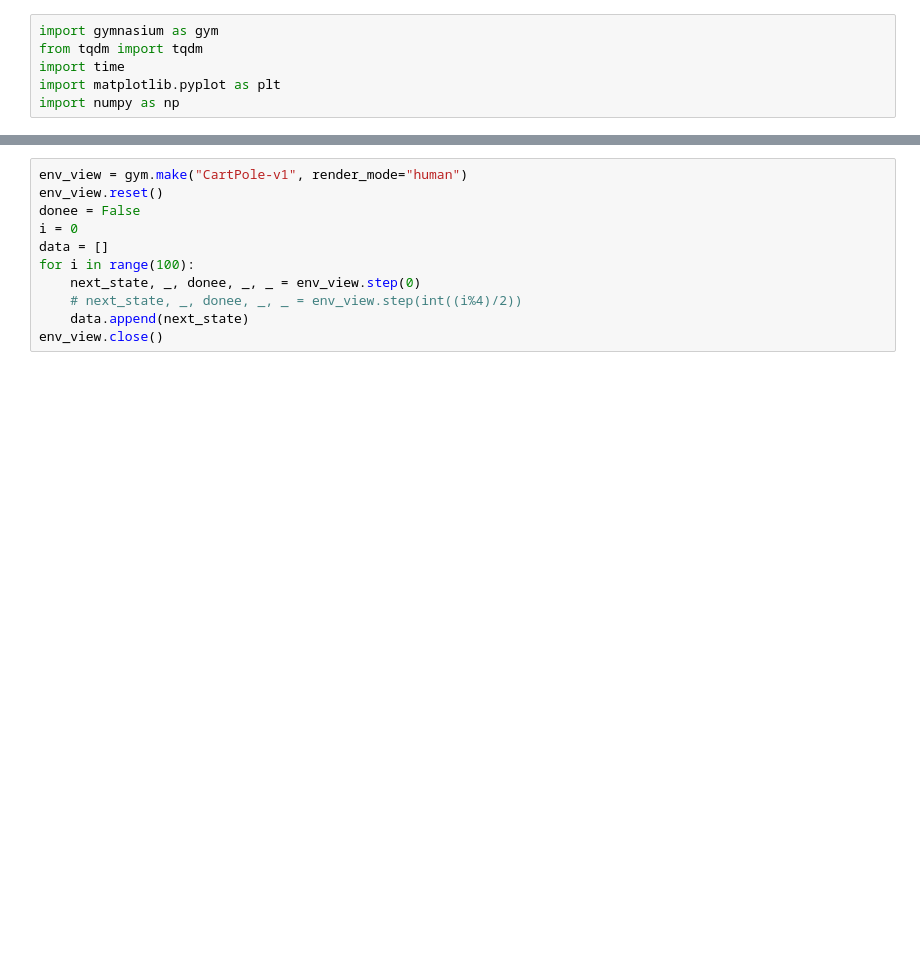
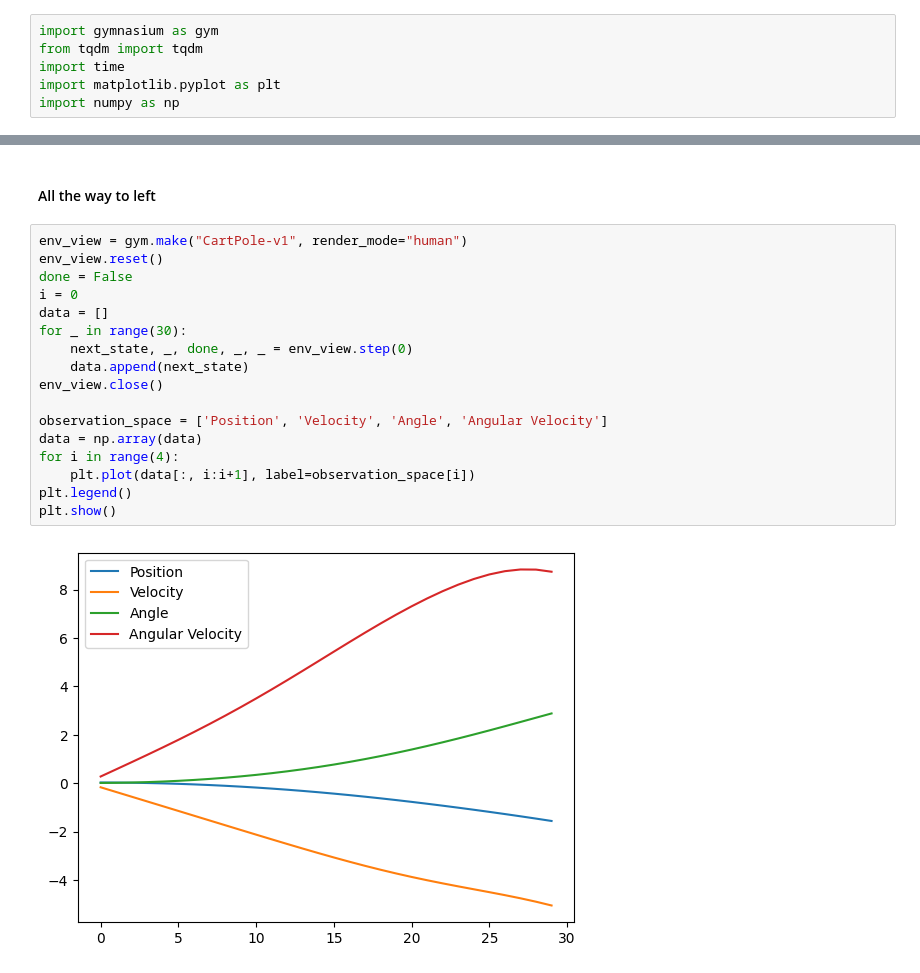
Before and after one commit to richard98hess444/rl-tutorial, a Jupyter notebook: cartpole/pid_control.ipynb, the cells around one changed output, grey strips where cells are left out. Cells and saved outputs as stored; diff of their text form; blank space fills up the shorter version.

```diff
--- a/cartpole/pid_control.ipynb
+++ b/cartpole/pid_control.ipynb
@@ -24,11 +33,21 @@ stay alive for 0.6223719120025635 seconds
+# %% [markdown]
+#### All the way to left
 # %%
 env_view = gym.make("CartPole-v1", render_mode="human")
 env_view.reset()
-donee = False
+done = False
 i = 0
 data = []
-for i in range(100):
-    next_state, _, donee, _, _ = env_view.step(0)
-    # next_state, _, donee, _, _ = env_view.step(int((i%4)/2))
+for _ in range(30):
+    next_state, _, done, _, _ = env_view.step(0)
     data.append(next_state)
 env_view.close()
+
+observation_space = ['Position', 'Velocity', 'Angle', 'Angular Velocity']
+data = np.array(data)
+for i in range(4):
+    plt.plot(data[:, i:i+1], label=observation_space[i])
+plt.legend()
+plt.show()
+# %% [output]
+[figure, added]
```
Also changed, not shown: parts of 7 cells of this notebook.
